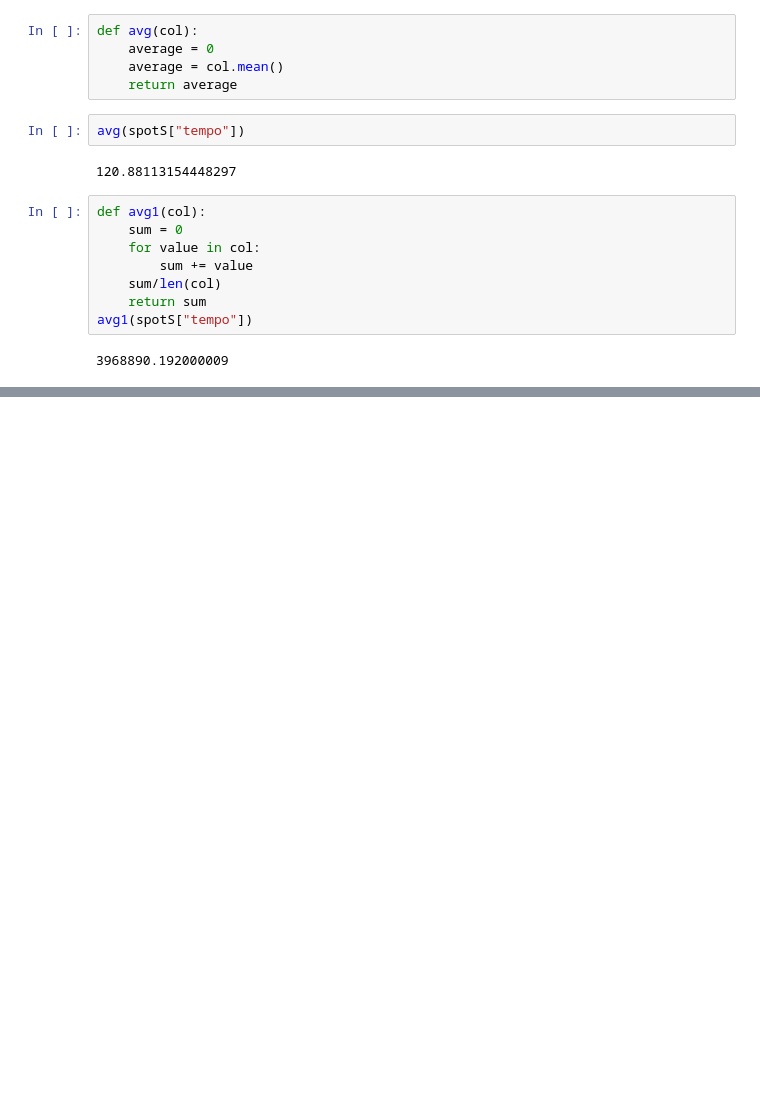
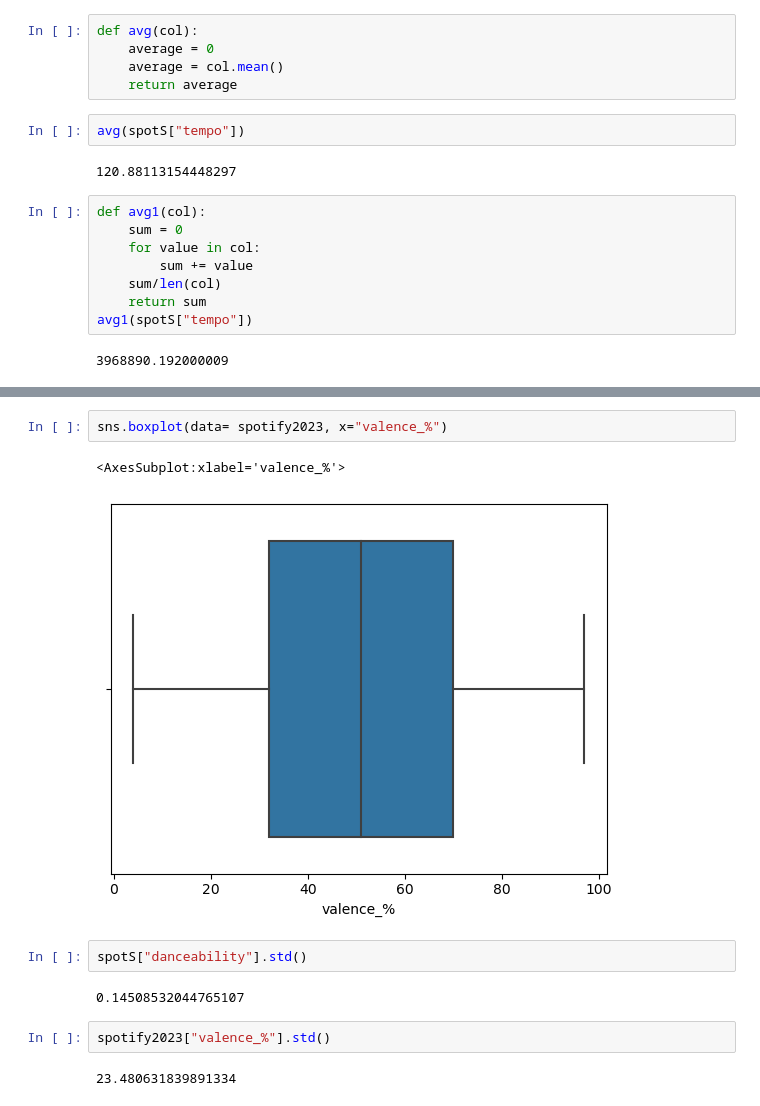
Before and after one commit to Rain0rShine/Artificial-Intelligence, a Jupyter notebook: Semester 1/Spotify/Spotify Songs.ipynb, the cells around one changed output, grey strips where cells are left out. Drawn from its saved outputs; the diff is of its cells as text; blank space fills up the shorter version.

```diff
--- a/Semester 1/Spotify/Spotify Songs.ipynb
+++ b/Semester 1/Spotify/Spotify Songs.ipynb
@@ -64,0 +75,13 @@ avg1(spotS["tempo"])
+# %%
+sns.boxplot(data= spotify2023, x="valence_%")
+# %% [output]
+<AxesSubplot:xlabel='valence_%'>
+[figure, added]
+# %%
+spotS["danceability"].std()
+# %% [output]
+0.14508532044765107
+# %%
+spotify2023["valence_%"].std()
+# %% [output]
+23.480631839891334
```
Also changed, not shown: parts of 3 cells of this notebook, 1 other file.
